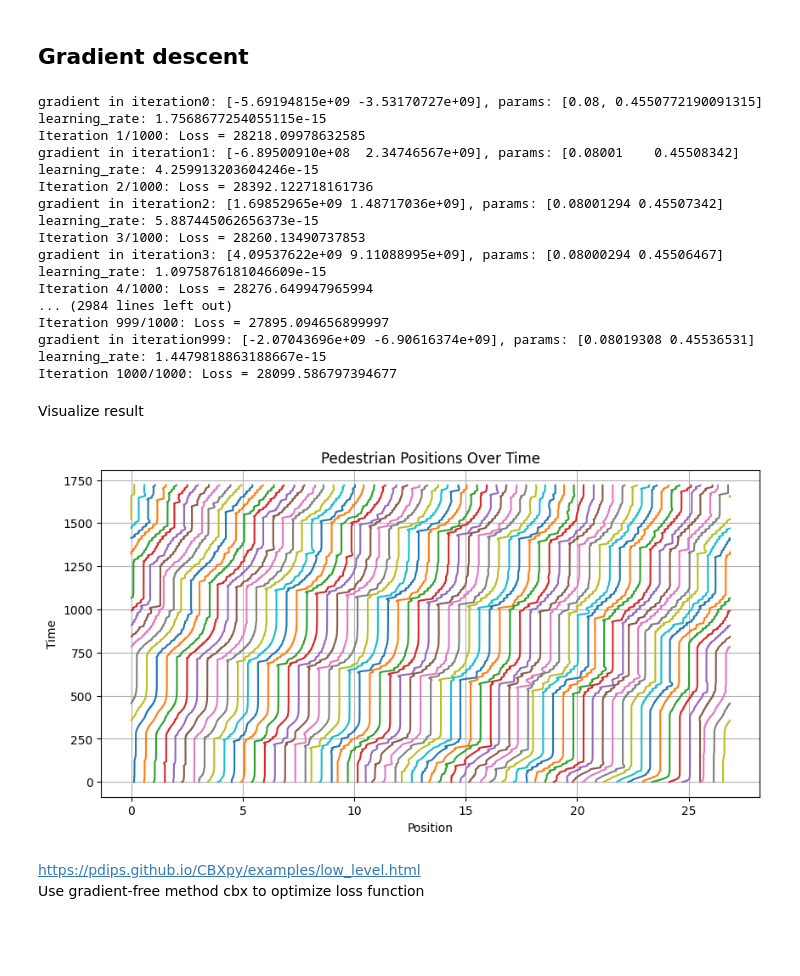
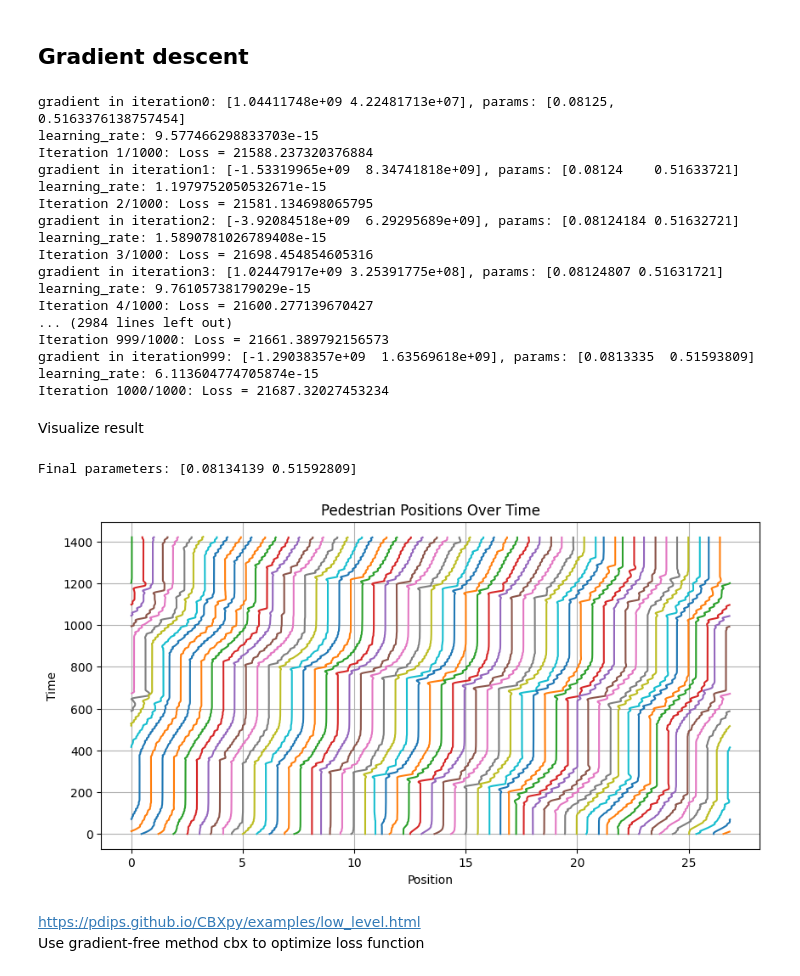
Before and after one commit to yutingdong0/pedestrian-dynamics, a Jupyter notebook: model_optimization.ipynb, the cells around one changed output. Drawn from its saved outputs; the diff is of its cells as text; code cells hidden in the pictures; blank space fills up the shorter version.

```diff
--- a/model_optimization.ipynb
+++ b/model_optimization.ipynb
@@ -112,8 +215,12 @@ def compute_gradient(params, real_positions, epsilon=1e-8, t_eval=t_eval):
         predicted_positions = compute_predicted_positions(params - delta, t_eval)
         predicted_positions_delta = compute_predicted_positions(params + delta, t_eval)
 
-        grad[i] = (loss_function(real_positions, predicted_positions_delta, t_eval)
-                    - loss_function(real_positions, predicted_positions, t_eval)) / (2 * epsilon)
+        # Compute the loss function for both predicted minus delta and predicted_delta
+        # loss_minus_delta = loss_function(real_positions, predicted_positions, t_eval)
+        # loss_plus_delta = loss_function(real_positions, predicted_positions_delta, t_eval)
+        # print(f"Gradient computation for parameter {i}: loss_minus_delta = {loss_minus_delta}, loss_plus_delta = {loss_plus_delta}")
+        grad[i] = (loss_function_no_penalty(real_positions, predicted_positions_delta, t_eval)
+                    - loss_function_no_penalty(real_positions, predicted_positions, t_eval)) / (2 * epsilon)
 
     return grad
 # %%
@@ -121,7 +228,7 @@ mean_speed = 0.01 # m / frame
 std_dev_speed = 0.002
 # c_values = np.random.normal(mean_speed, std_dev_speed, num_pedestrians)  # Random walking speeds normally distributed
 # c_values = np.clip(c_values, 0.001, 0.1)
-c_values = 0.08
+c_values = 0.08125 # 1.3 / 16 meters per frame
 
 s_value = circumference / num_pedestrians  # Safety distance
 
@@ -143,7 +250,7 @@ loss_history = []
 
 for i in range(num_iterations):
     predicted_positions = compute_predicted_positions(params, t_eval)
-    loss = loss_function(interpolated_real_positions, predicted_positions, t_eval)
+    loss = loss_function_no_penalty(interpolated_real_positions, predicted_positions, t_eval)
     grad = compute_gradient(params, interpolated_real_positions, epsilon, t_eval)
     print(f'gradient in iteration{i}: {grad}, params: {params}')
     max_grad_component = np.max(np.abs(grad))
@@ -154,20 +261,20 @@ for i in range(num_iterations):
 
     print(f'Iteration {i+1}/{num_iterations}: Loss = {loss}')
 # %% [output]
-gradient in iteration0: [-5.69194815e+09 -3.53170727e+09], params: [0.08, 0.4550772190091315]
-learning_rate: 1.7568677254055115e-15
-Iteration 1/1000: Loss = 28218.09978632585
-gradient in iteration1: [-6.89500910e+08  2.34746567e+09], params: [0.08001    0.45508342]
-learning_rate: 4.259913203604246e-15
-Iteration 2/1000: Loss = 28392.122718161736
-gradient in iteration2: [1.69852965e+09 1.48717036e+09], params: [0.08001294 0.45507342]
-learning_rate: 5.887445062656373e-15
-Iteration 3/1000: Loss = 28260.13490737853
-gradient in iteration3: [4.09537622e+09 9.11088995e+09], params: [0.08000294 0.45506467]
-learning_rate: 1.0975876181046609e-15
-Iteration 4/1000: Loss = 28276.649947965994
+gradient in iteration0: [1.04411748e+09 4.22481713e+07], params: [0.08125, 0.5163376138757454]
+learning_rate: 9.577466298833703e-15
+Iteration 1/1000: Loss = 21588.237320376884
+gradient in iteration1: [-1.53319965e+09  8.34741818e+09], params: [0.08124    0.51633721]
+learning_rate: 1.1979752050532671e-15
+Iteration 2/1000: Loss = 21581.134698065795
+gradient in iteration2: [-3.92084518e+09  6.29295689e+09], params: [0.08124184 0.51632721]
+learning_rate: 1.5890781026789408e-15
+Iteration 3/1000: Loss = 21698.454854605316
+gradient in iteration3: [1.02447917e+09 3.25391775e+08], params: [0.08124807 0.51631721]
+learning_rate: 9.76105738179029e-15
+Iteration 4/1000: Loss = 21600.277139670427
 ... (2984 lines left out)
-Iteration 999/1000: Loss = 27895.094656899997
-gradient in iteration999: [-2.07043696e+09 -6.90616374e+09], params: [0.08019308 0.45536531]
-learning_rate: 1.4479818863188667e-15
-Iteration 1000/1000: Loss = 28099.586797394677
+Iteration 999/1000: Loss = 21661.389792156573
+gradient in iteration999: [-1.29038357e+09  1.63569618e+09], params: [0.0813335  0.51593809]
+learning_rate: 6.113604774705874e-15
+Iteration 1000/1000: Loss = 21687.32027453234
@@ -174,44 +317,56 @@ Iteration 1000/1000: Loss = 28099.586797394677
 # %% [markdown]
 Visualize result
+# %%
+# Reset position to 0 at the starting point (3, 0)
+def reset_laps(person_position):
+    lap_positions = []
+    for index in range(len(person_position)):
+        lap_positions.append(person_position[index])
+        if index < len(person_position) -1 and (person_position[index] > person_position[index + 1] + 20 or person_position[index] < person_position[index + 1] - 20):
+            lap_positions.append(np.nan)
+    return lap_positions
 # %%
 # Initial positions
 from matplotlib import pyplot as plt
 
 # c and s values
-params = [0.08019308, 0.45536531]
+params = params.copy()
+# params = [0.08125, 0.57126714]
+print(f"Final parameters: {params}")
 c_values = params[0]
 s_value = params[1]
 
 initial_positions = data_mapped.groupby('id')['position'].first().values
 initial_positions = np.sort(initial_positions)
 # initial_positions = np.linspace(0, circumference, num_pedestrians)
 
 # Time span for simulation
 t_span = (0, num_frames)  # 500 frames
 t_eval = np.linspace(0, num_frames, num_frames)  # Generate 500 frame steps
 
 # Solve the ivp
 sol = solve_ivp(pedestrian_ode, t_span, initial_positions, args=(c_values, s_value), t_eval=t_eval)
 positions_over_time = sol.y
 
 positions_over_time = positions_over_time % circumference
 
 # Plot pedestrian positions over time
 plt.figure(figsize=(10, 5))
 for i in range(num_pedestrians):
 
     position_list = reset_laps(positions_over_time[i, :].tolist())
 
     new_frame_list = list(range(len(position_list)))
     plt.plot(position_list, new_frame_list, label=f'Person {i+1}')
 
 plt.title('Pedestrian Positions Over Time')
 plt.ylabel('Time')
 plt.xlabel('Position')
 plt.grid(True)
 plt.show()
 # %% [output]
+Final parameters: [0.08134139 0.51592809]
-[figure, old version]
+[figure, new version]
 # %% [markdown]
 https://pdips.github.io/CBXpy/examples/low_level.html \
 Use gradient-free method cbx to optimize loss function
```
Also changed, not shown: parts of 11 cells of this notebook, 8 other files.
